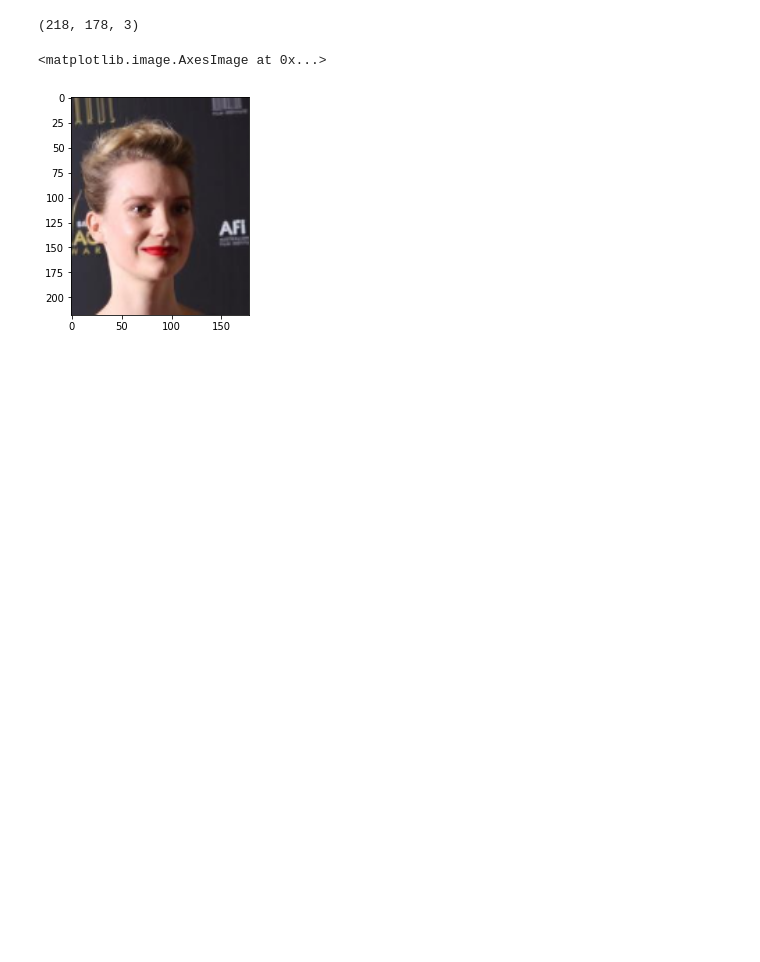
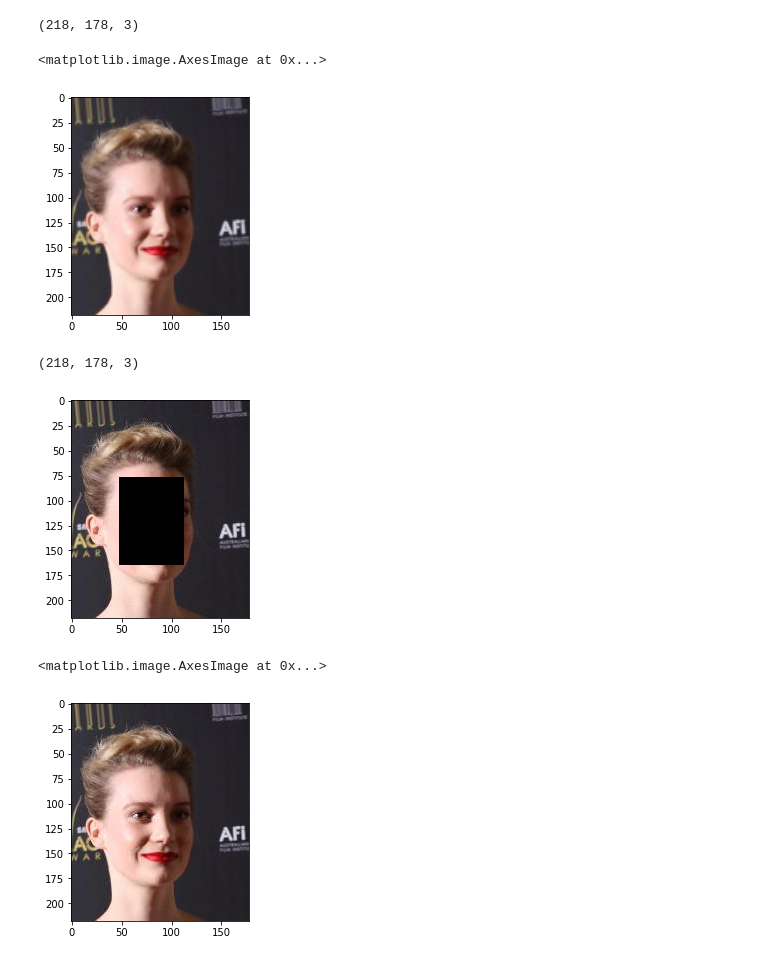
Before and after one commit to ksj3421/CS445-Object-Inpainting, a Jupyter notebook: combine_result.ipynb, the cells around one changed output. Saved outputs shown, nothing was run; the diff lists cells and outputs as text; code cells hidden in the pictures; blank space fills up the shorter version.

```diff
--- a/combine_result.ipynb
+++ b/combine_result.ipynb
@@ -135,3 +131,11 @@ plt.imshow(resized_final_image.transpose(1,2,0))
 (218, 178, 3)
 <matplotlib.image.AxesImage at 0x...>
 [figure]
+# %%
+frame, masked = mask_detected_faces()
+plt.imshow(frame)
+# %% [output]
+(218, 178, 3)
+[figure, added]
+<matplotlib.image.AxesImage at 0x...>
+[figure, added]
```
Also changed, not shown: parts of 6 cells of this notebook, 1 other file.
